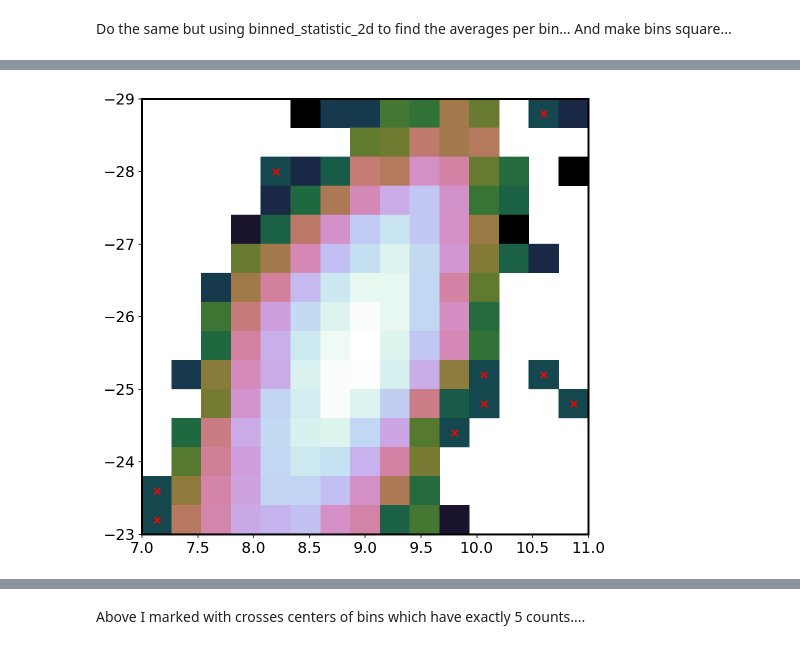
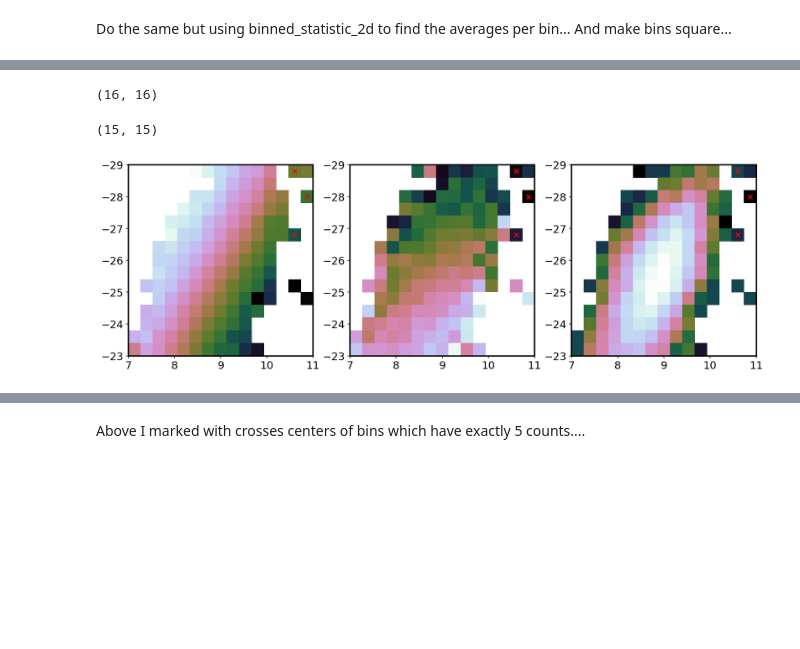
Before and after one commit to suberlak/PS1_SDSS_CRTS, a Jupyter notebook: code2/Trends_SFinf_Eddington_ratio.ipynb, the cells around one changed output, grey strips where cells are left out. Drawn from its saved outputs; the diff is of its cells as text; code cells hidden in the pictures; blank space fills up the shorter version.

Commit message:
marking position of three outliers but not integrated to nice plot

```diff
--- a/code2/Trends_SFinf_Eddington_ratio.ipynb
+++ b/code2/Trends_SFinf_Eddington_ratio.ipynb
@@ -578,26 +560,67 @@ BinnedStatistic2dResult(statistic=array([[       nan,        nan,        nan,
+# %%
+np.shape(X)
+# %% [output]
+(16, 16)
+# %%
+np.shape(moutlier)
+# %% [output]
+(15, 15)
 # %%
 #https://docs.scipy.org/doc/numpy/reference/generated/numpy.histogram2d.html
-stats =  binned_statistic_2d(MBH, MI, MI,
+xmin, xmax = extent0[0],extent0[1]
+ymin, ymax = extent0[3],extent0[2]
+
+
+stats = binned_statistic_2d(MBH[m], MI[m], logEddRatio[m],
+                         statistic='median', bins=gridsize,
+                        range = [[xmin,xmax], [ymin,ymax]])
+
+stats1 = binned_statistic_2d(MBH, MI, np.log10(sf4000),
+                         statistic='median', bins=gridsize,
+                        range = [[xmin,xmax], [ymin,ymax]])
+
+stats2 =  binned_statistic_2d(MBH, MI, MI,
                          statistic='count', bins=gridsize,
                          range = [[xmin,xmax], [ymin,ymax]])
-fig,ax = plt.subplots(1,1, figsize=(8,8))
 
+
+
+fig,axs = plt.subplots(1,3, figsize=(16,5))
+ax  = np.ravel(axs)
+
+# left : log (fEdd )
 H = stats[0].T
 xedges, yedges = stats[1], stats[2 ]
 X,Y = np.meshgrid(xedges, yedges)
 
-image = ax.pcolormesh(X,Y,np.log10(H) , cmap=cmap)
+image = ax[0].pcolormesh(X,Y,H , cmap=cmap)
 
-sel  = np.where(H == 5 )
+# middle : log (SFinf )
+H1 = stats1[0].T
+#xedges, yedges = stats1[1], stats1[2 ]
+#X,Y = np.meshgrid(xedges, yedges)
+
+image = ax[1].pcolormesh(X,Y,H1 , cmap=cmap)
+
+
+# right
+H2 = stats2[0].T
+image = ax[2].pcolormesh(X,Y,np.log10(H2) , cmap=cmap)
+
+
+
+#sel  = np.where(H == 5 )
+sel = np.where((H1 < -1.2) & (H < -1 ) )
 
 
 dX = xedges[1]-xedges[0]
 XC = X+dX/2
 
 dY = yedges[1]-yedges[0]
 YC = Y+dY/2
 
-ax.scatter(XC[sel], YC[sel], marker='x', s=40,c='red')
-ax.invert_yaxis()
+for i in range(len(ax)):
+    ax[i].scatter(XC[sel], YC[sel], marker='x', s=40,c='red')
+    ax[i].invert_yaxis()
 # %% [output]
-[figure, old version]
+[figure, new version]
```
Also changed, not shown: parts of 3 cells of this notebook.
